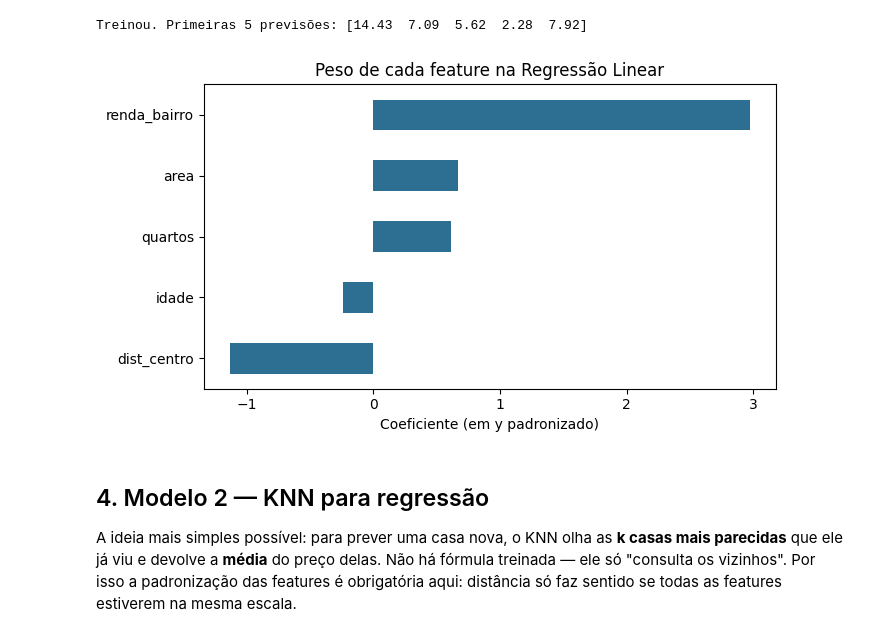
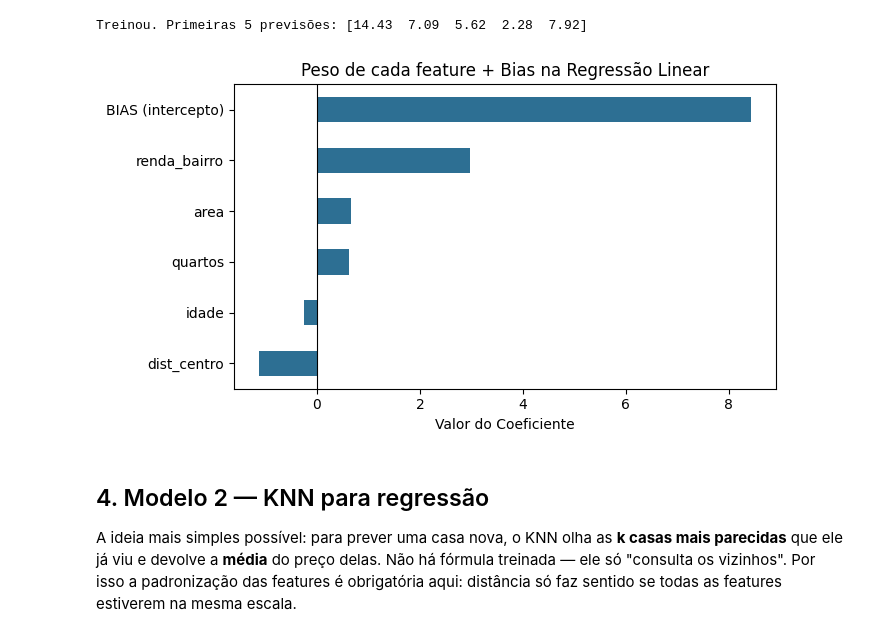
Before and after one commit to tmedeirosb/tsi-am, a Jupyter notebook: MODULO_03_AM.ipynb, the cells around one changed output. Drawn from its saved outputs; the diff is of its cells as text; code cells hidden in the pictures.

```diff
--- a/MODULO_03_AM.ipynb
+++ b/MODULO_03_AM.ipynb
@@ -99,19 +102,27 @@ print("Treinou. Primeiras 5 previsões:", np.round(pred_lin[:5], 2))
 Treinou. Primeiras 5 previsões: [14.43  7.09  5.62  2.28  7.92]
 # %%
 # O que o modelo aprendeu? Cada coeficiente diz o quanto aquela feature "puxa" o preço.
-# (Como padronizamos, os coeficientes ficam comparaveis entre si.)
+# (Como padronizamos, os coeficientes ficam comparáveis entre si.)
+model_linear = lin.named_steps["linearregression"]
+
+# Criamos a série de coeficientes e adicionamos o Bias (intercept_)
 coefs = pd.Series(
-    lin.named_steps["linearregression"].coef_,
+    model_linear.coef_,
     index=X.columns
-).sort_values()
+)
+coefs["BIAS (intercepto)"] = model_linear.intercept_
+
+# Ordenar para melhor visualização no gráfico
+coefs = coefs.sort_values()
 
 coefs.plot(kind="barh", color="#2D6F93")
-plt.title("Peso de cada feature na Regressão Linear")
-plt.xlabel("Coeficiente (em y padronizado)")
+plt.title("Peso de cada feature + Bias na Regressão Linear")
+plt.xlabel("Valor do Coeficiente")
+plt.axvline(0, color='black', lw=0.8) # Linha de referência no zero
 plt.tight_layout()
 plt.show()
 # %% [output]
-[figure, old version]
+[figure, new version]
 # %% [markdown]
 ## 4. Modelo 2 — KNN para regressão
 
```
Also changed, not shown: parts of 2 cells of this notebook.
